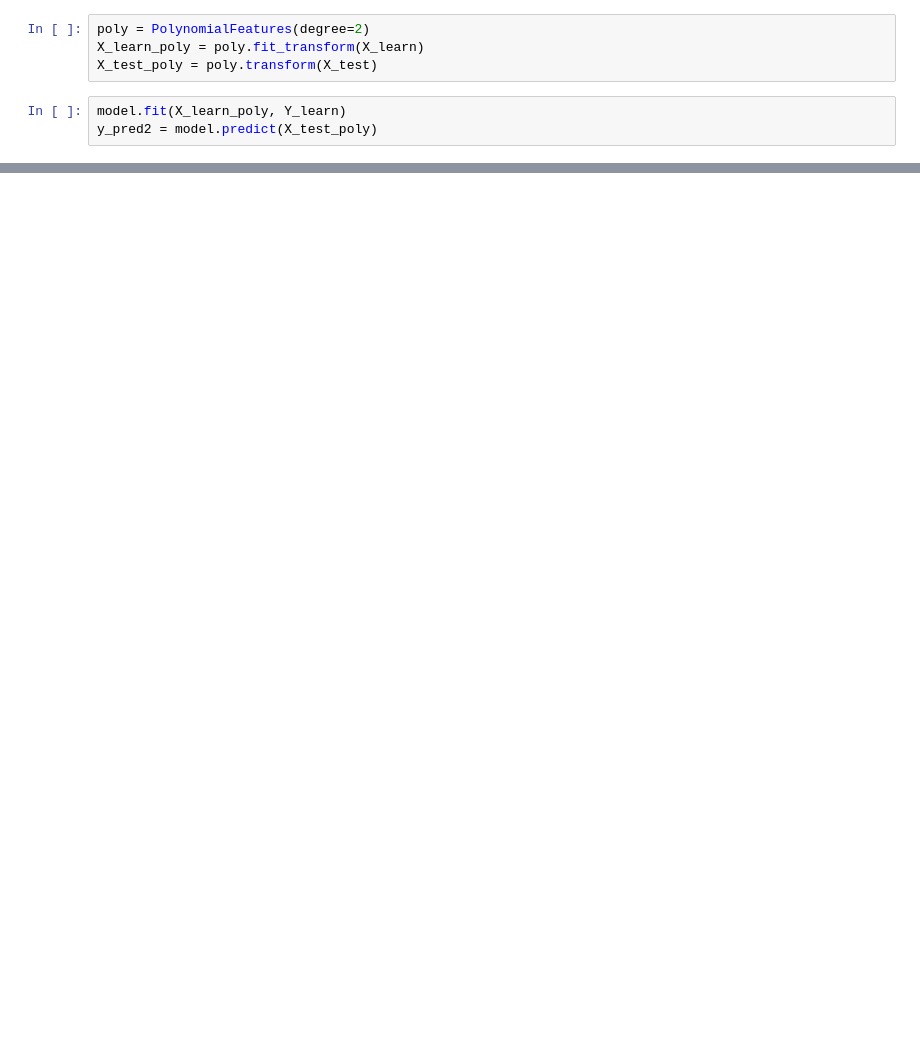
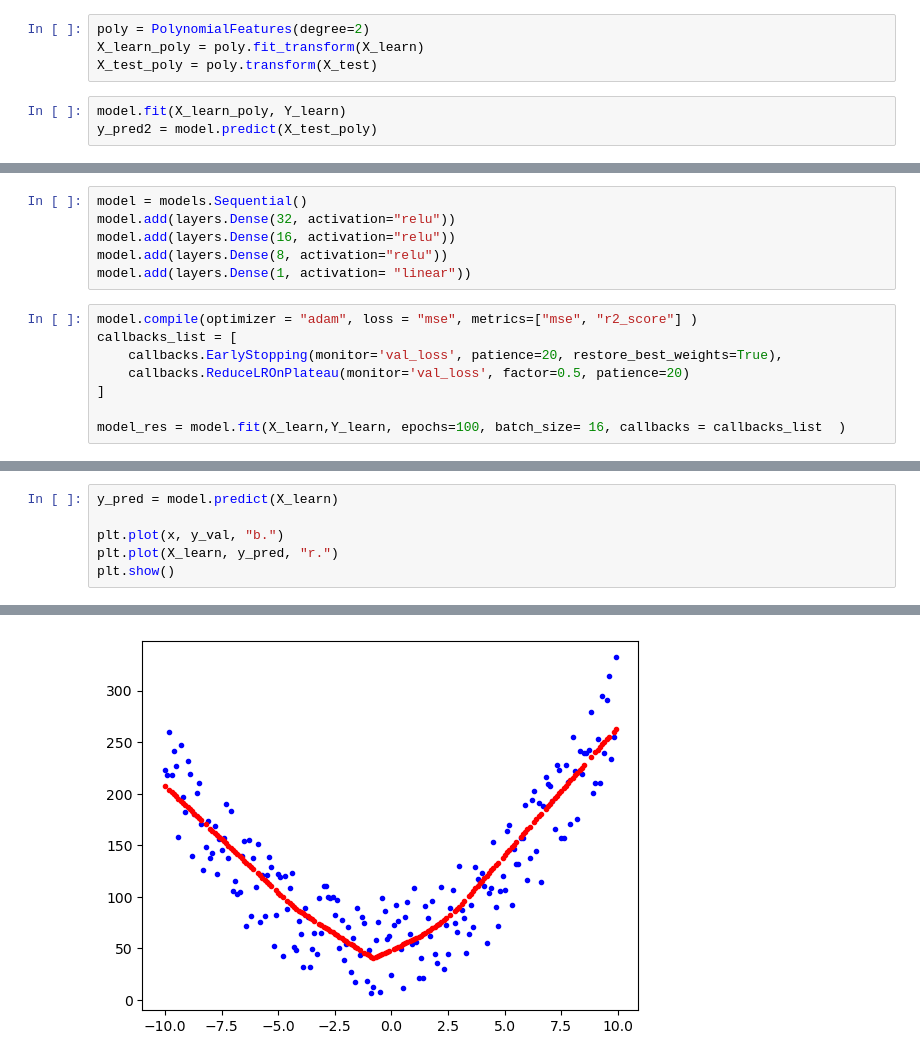
Before and after one commit to KorolevIvanMi/ML, a Jupyter notebook: learning/try_polinom.ipynb, the cells around one changed output, grey strips where cells are left out. Saved outputs shown, nothing was run; the diff lists cells and outputs as text; blank space fills up the shorter version.

```diff
--- a/learning/try_polinom.ipynb
+++ b/learning/try_polinom.ipynb
@@ -64,0 +77,14 @@ array([0.        , 3.69935464, 2.04105707])
+# %%
+model = models.Sequential()
+model.add(layers.Dense(32, activation="relu"))
+model.add(layers.Dense(16, activation="relu"))
+model.add(layers.Dense(8, activation="relu"))
+model.add(layers.Dense(1, activation= "linear"))
+# %%
+model.compile(optimizer = "adam", loss = "mse", metrics=["mse", "r2_score"] )
+callbacks_list = [
+    callbacks.EarlyStopping(monitor='val_loss', patience=20, restore_best_weights=True),
+    callbacks.ReduceLROnPlateau(monitor='val_loss', factor=0.5, patience=20)
+]
+
+model_res = model.fit(X_learn,Y_learn, epochs=100, batch_size= 16, callbacks = callbacks_list  )
@@ -64,0 +121,7 @@ array([0.        , 3.69935464, 2.04105707])
+# %%
+y_pred = model.predict(X_learn)
+
+plt.plot(x, y_val, "b.")
+plt.plot(X_learn, y_pred, "r.")
+plt.show()
+# %% [output]
@@ -64,0 +129 @@ array([0.        , 3.69935464, 2.04105707])
+[figure, added]
```
Also changed, not shown: parts of 10 cells of this notebook, 1 other file.
